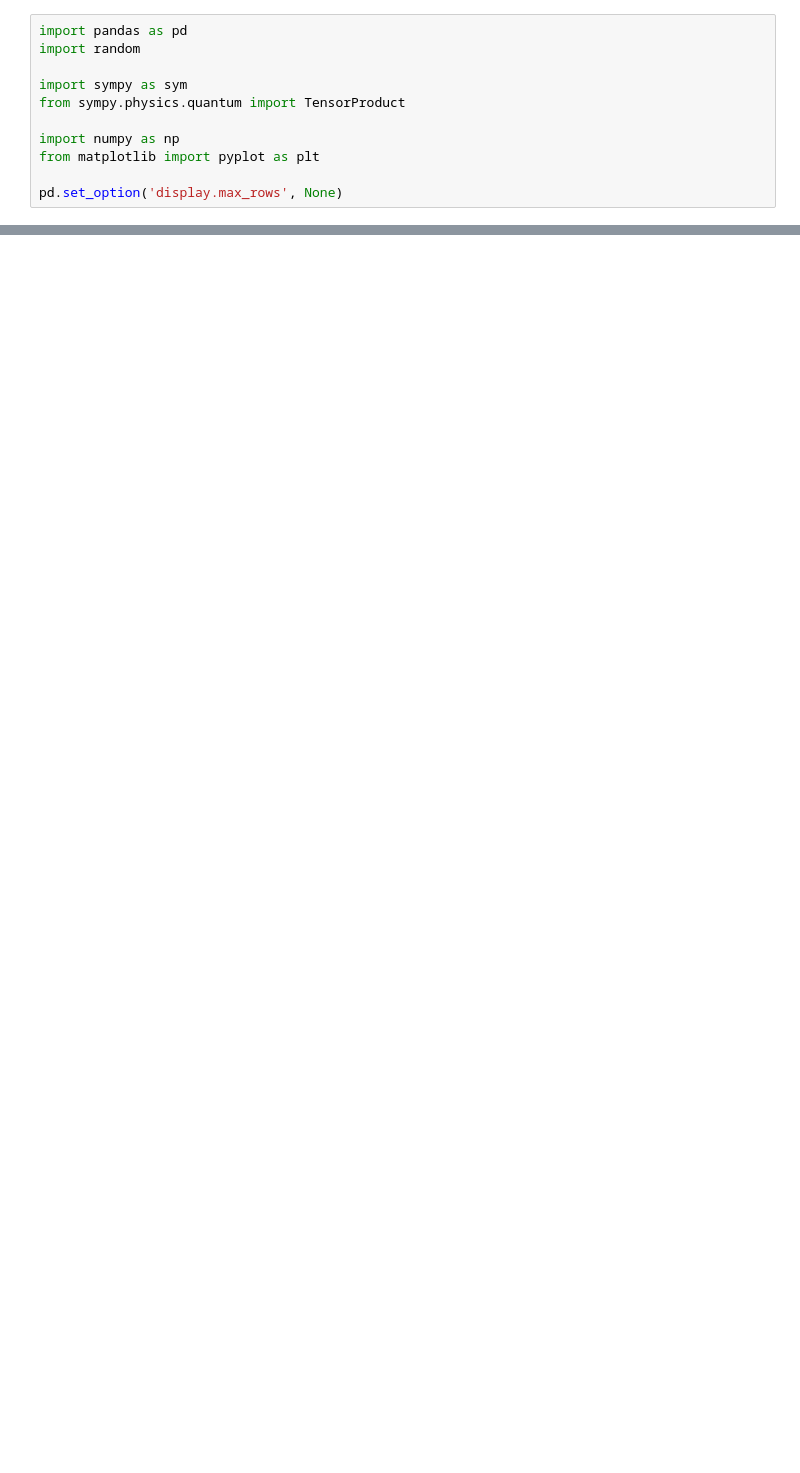
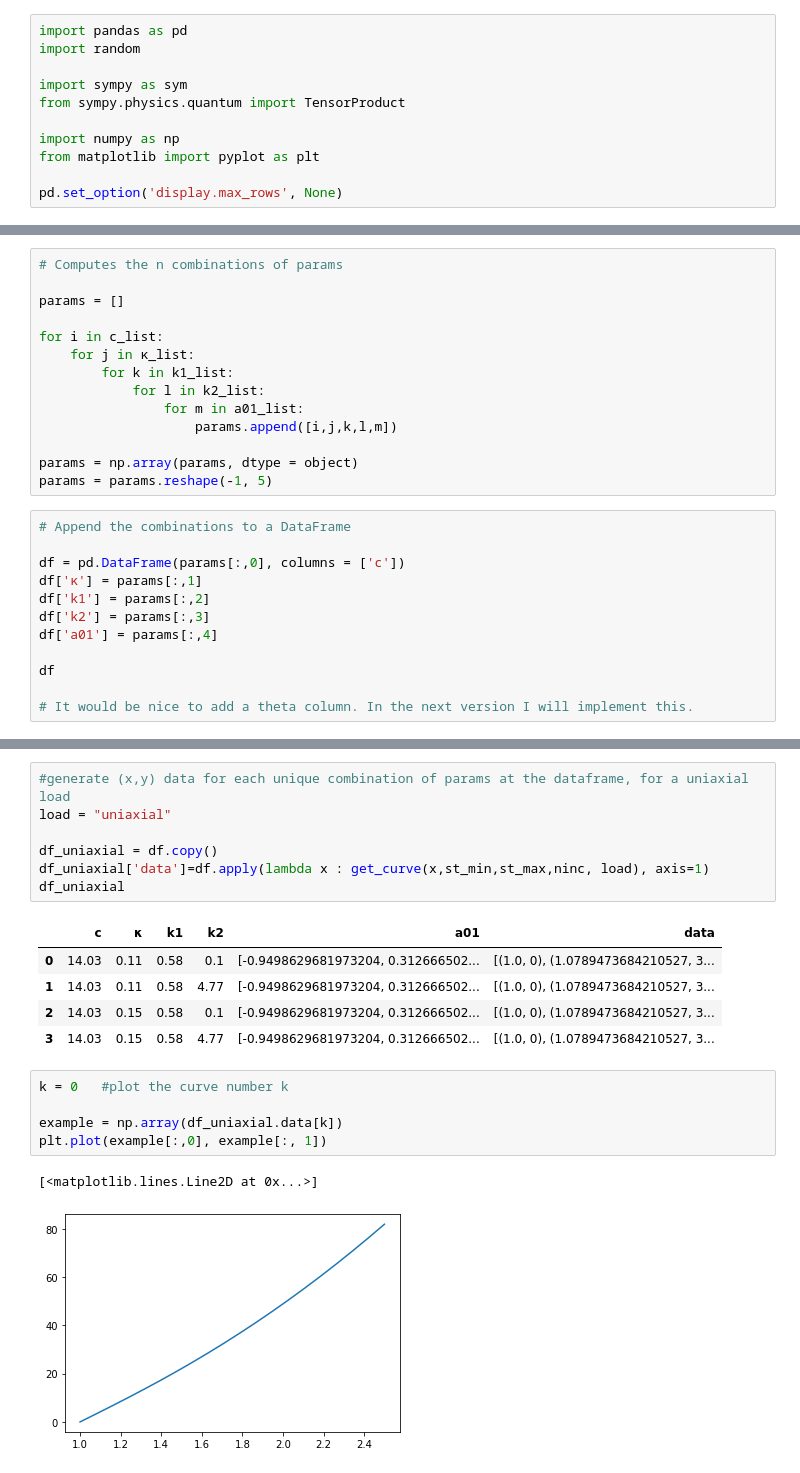
Before and after one commit to luis-rodrigues-8/Constitutive_Models, a Jupyter notebook: generate_HGO.ipynb, the cells around one changed output, grey strips where cells are left out. Drawn from its saved outputs; the diff is of its cells as text; blank space fills up the shorter version.

```diff
--- a/generate_HGO.ipynb
+++ b/generate_HGO.ipynb
@@ -266,0 +436,26 @@ plt.plot(check[:,0],check[:,1])
+# %%
+# Computes the n combinations of params
+
+params = []
+
+for i in c_list:
+    for j in κ_list:
+        for k in k1_list:
+            for l in k2_list:
+                for m in a01_list:
+                    params.append([i,j,k,l,m])
+
+params = np.array(params, dtype = object)
+params = params.reshape(-1, 5)
+# %%
+# Append the combinations to a DataFrame
+
+df = pd.DataFrame(params[:,0], columns = ['c'])
+df['κ'] = params[:,1]
+df['k1'] = params[:,2]
+df['k2'] = params[:,3]
+df['a01'] = params[:,4]
+
+df
+
+# It would be nice to add a theta column. In the next version I will implement this.
@@ -266,0 +468,21 @@ plt.plot(check[:,0],check[:,1])
+# %%
+#generate (x,y) data for each unique combination of params at the dataframe, for a uniaxial load
+load = "uniaxial"
+
+df_uniaxial = df.copy()
+df_uniaxial['data']=df.apply(lambda x : get_curve(x,st_min,st_max,ninc, load), axis=1)
+df_uniaxial
+# %% [output]
+|  | c | κ | k1 | k2 | a01 | data |
+| 0 | 14.03 | 0.11 | 0.58 | 0.1 | [-0.9498629681973204, 0.312666502... | [(1.0, 0), (1.0789473684210527, 3... |
+| 1 | 14.03 | 0.11 | 0.58 | 4.77 | [-0.9498629681973204, 0.312666502... | [(1.0, 0), (1.0789473684210527, 3... |
+| 2 | 14.03 | 0.15 | 0.58 | 0.1 | [-0.9498629681973204, 0.312666502... | [(1.0, 0), (1.0789473684210527, 3... |
+| 3 | 14.03 | 0.15 | 0.58 | 4.77 | [-0.9498629681973204, 0.312666502... | [(1.0, 0), (1.0789473684210527, 3... |
+# %%
+k = 0   #plot the curve number k
+
+example = np.array(df_uniaxial.data[k])
+plt.plot(example[:,0], example[:, 1])
+# %% [output]
+[<matplotlib.lines.Line2D at 0x...>]
+[figure, added]
```
Also changed, not shown: parts of 24 cells of this notebook.
